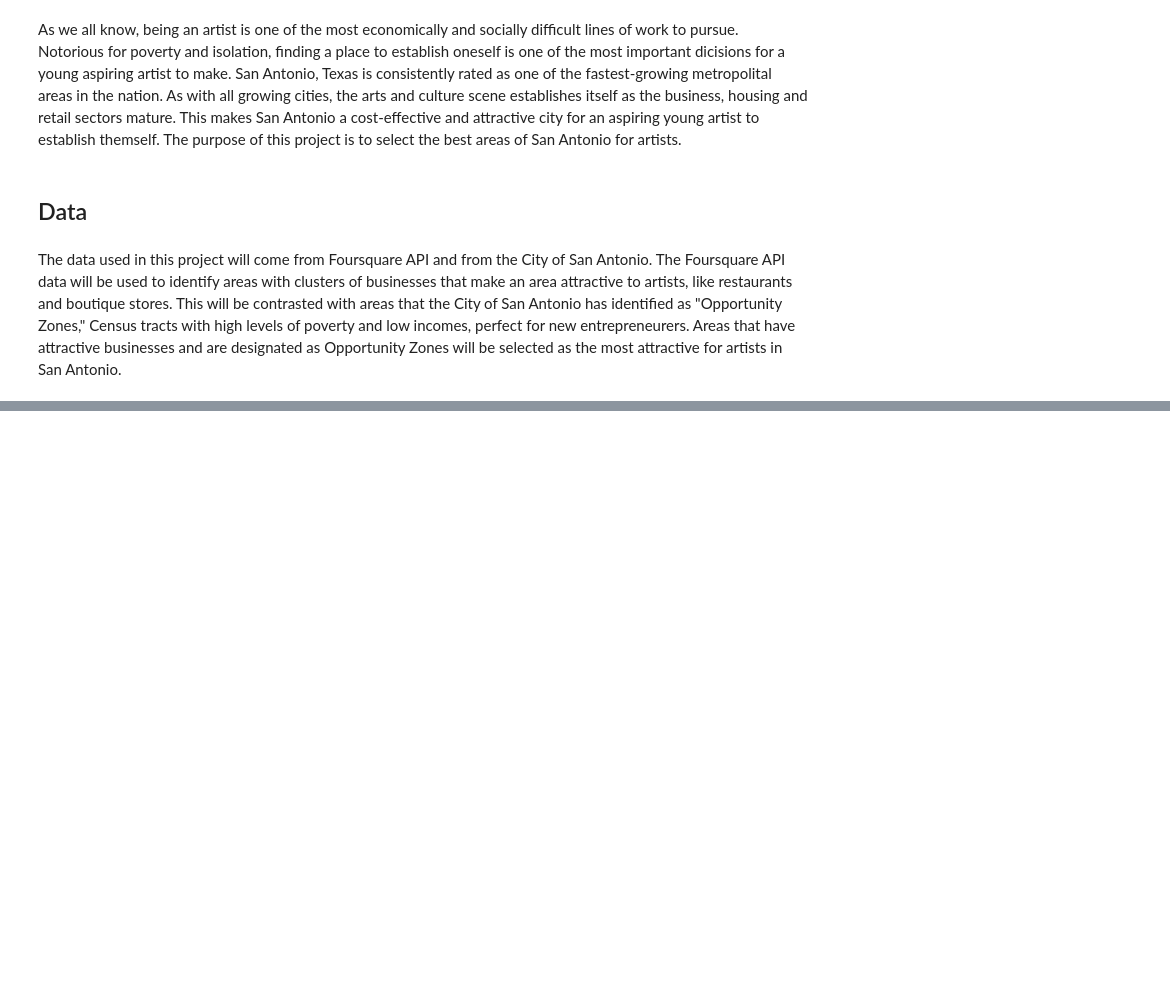
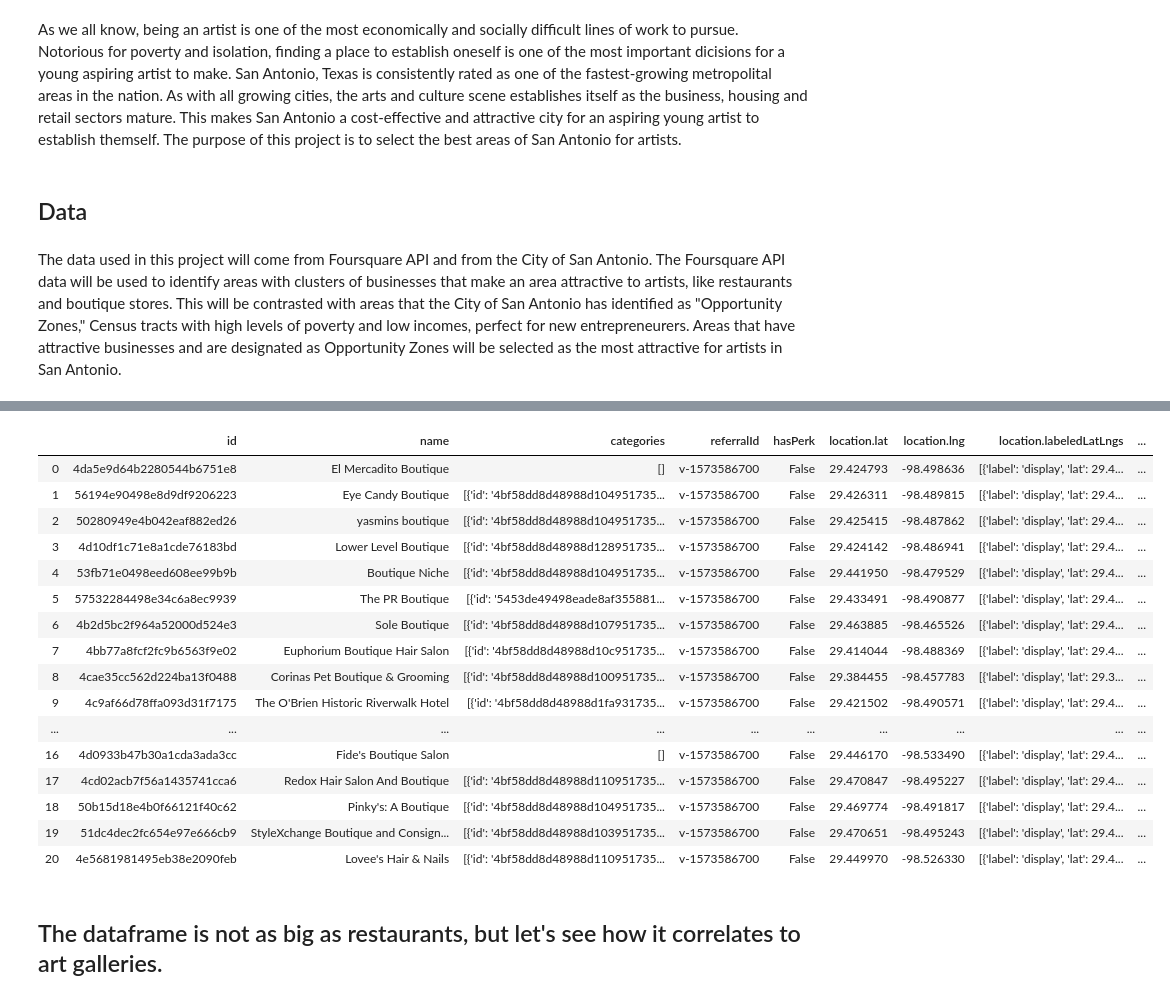
Before and after one commit to womanita/Coursera_Capstone, a Jupyter notebook: Where_Should_the_Artists_go_in_San_Antonio.ipynb, the cells around one changed output, grey strips where cells are left out. Drawn from its saved outputs; the diff is of its cells as text; code cells hidden in the pictures; blank space fills up the shorter version.

```diff
--- a/Where_Should_the_Artists_go_in_San_Antonio.ipynb
+++ b/Where_Should_the_Artists_go_in_San_Antonio.ipynb
@@ -10,0 +233,30 @@ The data used in this project will come from Foursquare API and from the City of
+# %%
+latitude=29.4241
+longitude=-98.4936
+search_query='Boutique'
+radius=5000
+url = 'https://api.foursquare.com/v2/venues/search?client_id={}&client_secret={}&ll={},{}&v={}&query={}&radius={}&limit={}'.format(CLIENT_ID, CLIENT_SECRET, latitude, longitude, VERSION, search_query, radius, LIMIT)
+boutique_results=requests.get(url).json()
+boutique_venues=boutique_results['response']['venues']
+boutique_df=json_normalize(boutique_venues)
+boutique_df
+# %% [output]
+|  | id | name | categories | referralId | hasPerk | location.lat | location.lng | location.labeledLatLngs | ... |
+| 0 | 4da5e9d64b2280544b6751e8 | El Mercadito Boutique | [] | v-1573586700 | False | 29.424793 | -98.498636 | [{'label': 'display', 'lat': 29.4... | ... |
+| 1 | 56194e90498e8d9df9206223 | Eye Candy Boutique | [{'id': '4bf58dd8d48988d104951735... | v-1573586700 | False | 29.426311 | -98.489815 | [{'label': 'display', 'lat': 29.4... | ... |
+| 2 | 50280949e4b042eaf882ed26 | yasmins boutique | [{'id': '4bf58dd8d48988d104951735... | v-1573586700 | False | 29.425415 | -98.487862 | [{'label': 'display', 'lat': 29.4... | ... |
+| 3 | 4d10df1c71e8a1cde76183bd | Lower Level Boutique | [{'id': '4bf58dd8d48988d128951735... | v-1573586700 | False | 29.424142 | -98.486941 | [{'label': 'display', 'lat': 29.4... | ... |
+| 4 | 53fb71e0498eed608ee99b9b | Boutique Niche | [{'id': '4bf58dd8d48988d104951735... | v-1573586700 | False | 29.441950 | -98.479529 | [{'label': 'display', 'lat': 29.4... | ... |
+| 5 | 57532284498e34c6a8ec9939 | The PR Boutique | [{'id': '5453de49498eade8af355881... | v-1573586700 | False | 29.433491 | -98.490877 | [{'label': 'display', 'lat': 29.4... | ... |
+| 6 | 4b2d5bc2f964a52000d524e3 | Sole Boutique | [{'id': '4bf58dd8d48988d107951735... | v-1573586700 | False | 29.463885 | -98.465526 | [{'label': 'display', 'lat': 29.4... | ... |
+| 7 | 4bb77a8fcf2fc9b6563f9e02 | Euphorium Boutique Hair Salon | [{'id': '4bf58dd8d48988d10c951735... | v-1573586700 | False | 29.414044 | -98.488369 | [{'label': 'display', 'lat': 29.4... | ... |
+| 8 | 4cae35cc562d224ba13f0488 | Corinas Pet Boutique & Grooming | [{'id': '4bf58dd8d48988d100951735... | v-1573586700 | False | 29.384455 | -98.457783 | [{'label': 'display', 'lat': 29.3... | ... |
+| 9 | 4c9af66d78ffa093d31f7175 | The O'Brien Historic Riverwalk Hotel | [{'id': '4bf58dd8d48988d1fa931735... | v-1573586700 | False | 29.421502 | -98.490571 | [{'label': 'display', 'lat': 29.4... | ... |
+| ... | ... | ... | ... | ... | ... | ... | ... | ... | ... |
+| 16 | 4d0933b47b30a1cda3ada3cc | Fide's Boutique Salon | [] | v-1573586700 | False | 29.446170 | -98.533490 | [{'label': 'display', 'lat': 29.4... | ... |
+| 17 | 4cd02acb7f56a1435741cca6 | Redox Hair Salon And Boutique | [{'id': '4bf58dd8d48988d110951735... | v-1573586700 | False | 29.470847 | -98.495227 | [{'label': 'display', 'lat': 29.4... | ... |
+| 18 | 50b15d18e4b0f66121f40c62 | Pinky's: A Boutique | [{'id': '4bf58dd8d48988d104951735... | v-1573586700 | False | 29.469774 | -98.491817 | [{'label': 'display', 'lat': 29.4... | ... |
+| 19 | 51dc4dec2fc654e97e666cb9 | StyleXchange Boutique and Consign... | [{'id': '4bf58dd8d48988d103951735... | v-1573586700 | False | 29.470651 | -98.495243 | [{'label': 'display', 'lat': 29.4... | ... |
+| 20 | 4e5681981495eb38e2090feb | Lovee's Hair & Nails | [{'id': '4bf58dd8d48988d110951735... | v-1573586700 | False | 29.449970 | -98.526330 | [{'label': 'display', 'lat': 29.4... | ... |
+# %% [markdown]
+## The dataframe is not as big as restaurants, but let's see how it correlates to art galleries.
```
Also changed, not shown: parts of 35 cells of this notebook.
